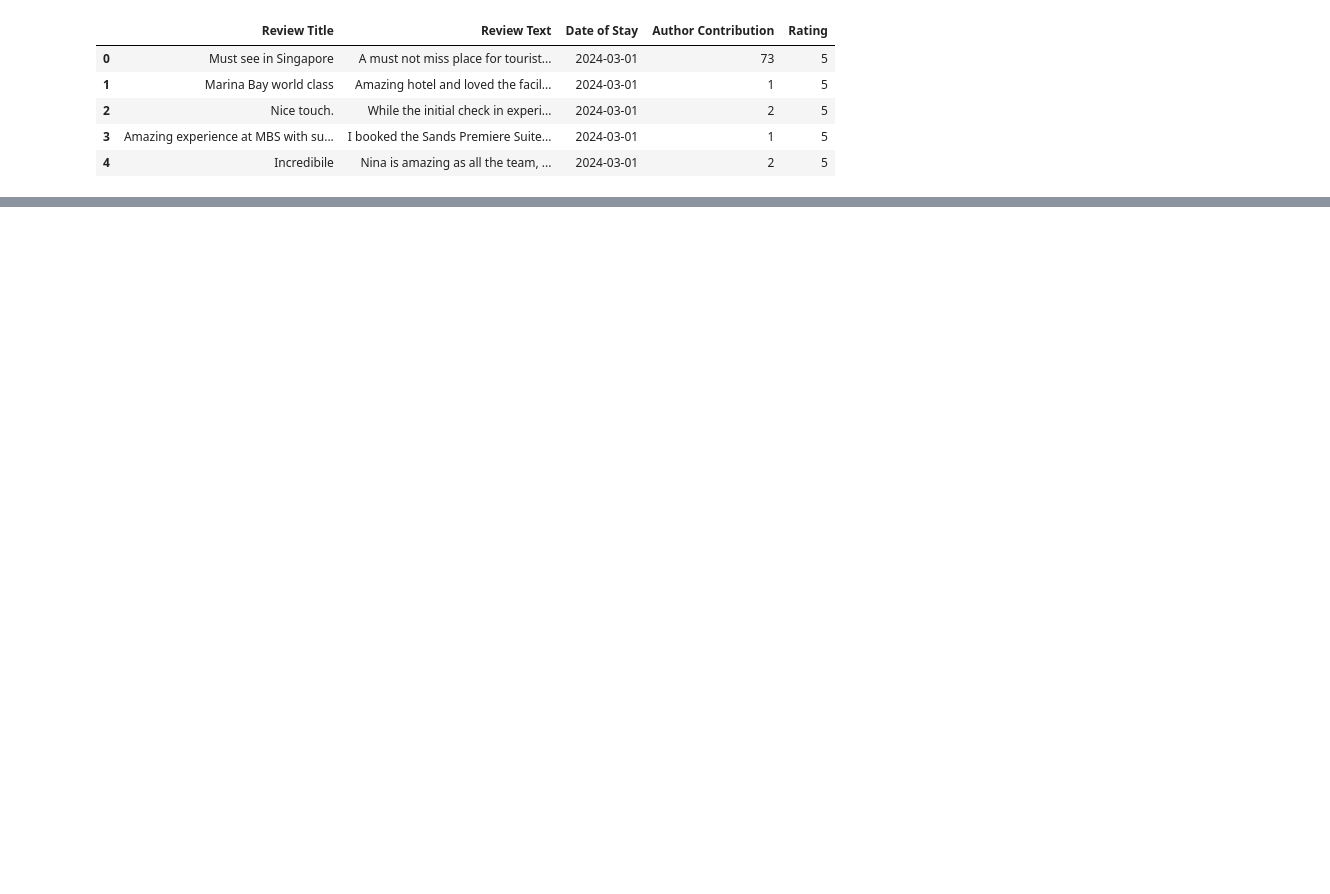
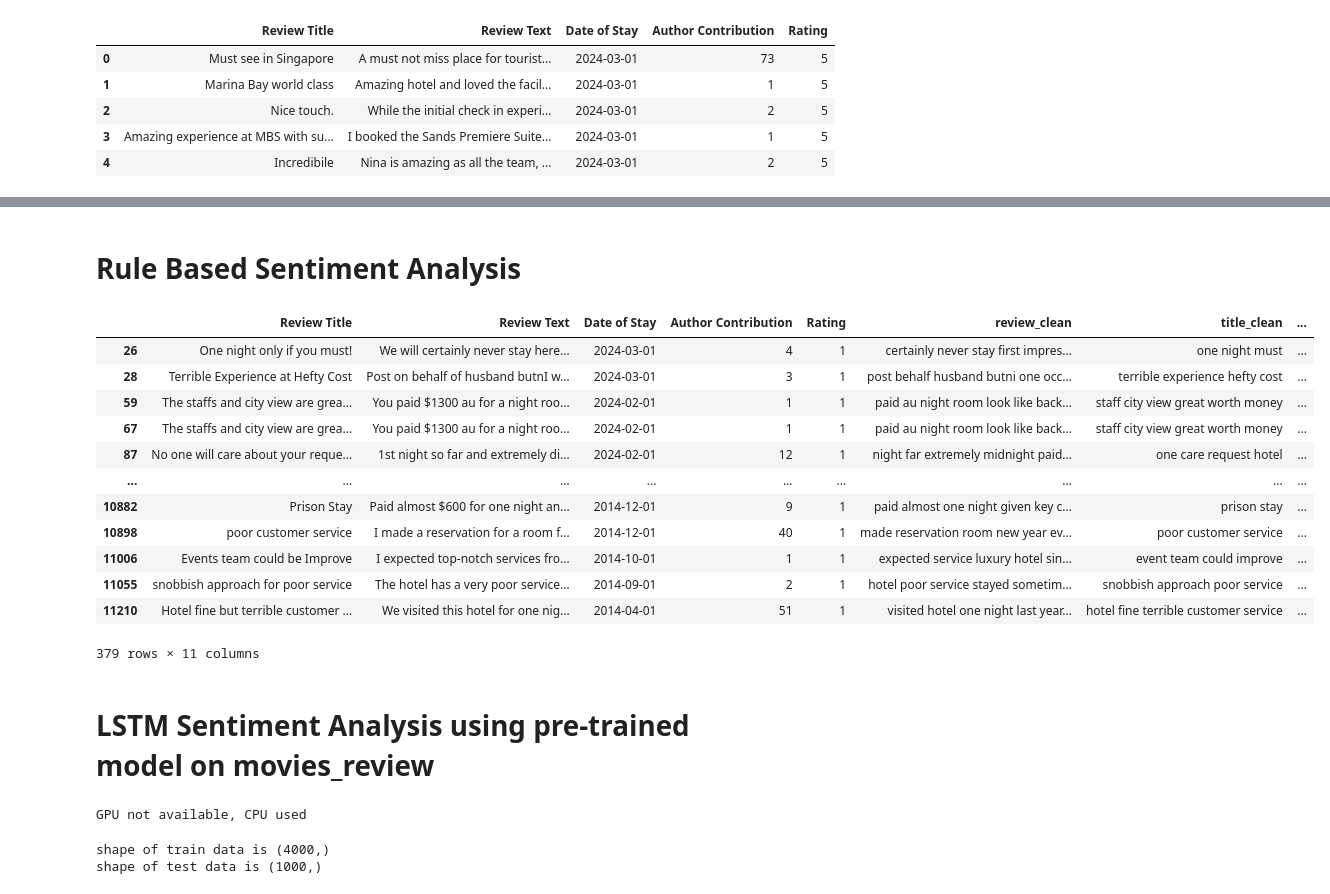
Before and after one commit to joannelxl/DataOpsMLOps, a Jupyter notebook: topic_modeling_and_sentiment_analysis.ipynb, the cells around one changed output, grey strips where cells are left out. Saved outputs shown, nothing was run; the diff lists cells and outputs as text; code cells hidden in the pictures; blank space fills up the shorter version.

```diff
--- a/topic_modeling_and_sentiment_analysis.ipynb
+++ b/topic_modeling_and_sentiment_analysis.ipynb
@@ -103,0 +175,32 @@ plt.show()
+# %% [markdown]
+# Rule Based Sentiment Analysis
+# %%
+from nltk.sentiment.vader import SentimentIntensityAnalyzer
+
+analyzer = SentimentIntensityAnalyzer()
+
+review = "With all this stuff going down at the moment with MJ i've started listening to his music, watching the odd documentary here and there, watched The Wiz and watched Moonwalker again. Maybe i just want to get a certain insight into this guy who i thought was really cool in the eighties just to maybe make up my mind whether he is guilty or innocent."
+scores = analyzer.polarity_scores(review)
+ta_df['BagOfScores_Review'] = ta_df['review_clean'].apply(lambda x: analyzer.polarity_scores(x))
+ta_df['BagOfScores_Title'] = ta_df['title_clean'].apply(lambda x: analyzer.polarity_scores(x))
+ta_df['VADERCompoundScore_Review'] = ta_df['BagOfScores_Review'].apply(lambda x: x['compound'])
+ta_df['VADERCompoundScore_Title'] = ta_df['BagOfScores_Title'].apply(lambda x: x['compound'])
+# %%
+ta_df_neg = ta_df[ta_df['Rating'] == 1]
+ta_df_neg
+# %% [output]
+|  | Review Title | Review Text | Date of Stay | Author Contribution | Rating | review_clean | title_clean | ... |
+| 26 | One night only if you must! | We will certainly never stay here... | 2024-03-01 | 4 | 1 | certainly never stay first impres... | one night must | ... |
+| 28 | Terrible Experience at Hefty Cost | Post on behalf of husband butnI w... | 2024-03-01 | 3 | 1 | post behalf husband butni one occ... | terrible experience hefty cost | ... |
+| 59 | The staffs and city view are grea... | You paid $1300 au for a night roo... | 2024-02-01 | 1 | 1 | paid au night room look like back... | staff city view great worth money | ... |
+| 67 | The staffs and city view are grea... | You paid $1300 au for a night roo... | 2024-02-01 | 1 | 1 | paid au night room look like back... | staff city view great worth money | ... |
+| 87 | No one will care about your reque... | 1st night so far and extremely di... | 2024-02-01 | 12 | 1 | night far extremely midnight paid... | one care request hotel | ... |
+| ... | ... | ... | ... | ... | ... | ... | ... | ... |
+| 10882 | Prison Stay | Paid almost $600 for one night an... | 2014-12-01 | 9 | 1 | paid almost one night given key c... | prison stay | ... |
+| 10898 | poor customer service | I made a reservation for a room f... | 2014-12-01 | 40 | 1 | made reservation room new year ev... | poor customer service | ... |
+| 11006 | Events team could be Improve | I expected top-notch services fro... | 2014-10-01 | 1 | 1 | expected service luxury hotel sin... | event team could improve | ... |
+| 11055 | snobbish approach for poor service | The hotel has a very poor service... | 2014-09-01 | 2 | 1 | hotel poor service stayed sometim... | snobbish approach poor service | ... |
+| 11210 | Hotel fine but terrible customer ... | We visited this hotel for one nig... | 2014-04-01 | 51 | 1 | visited hotel one night last year... | hotel fine terrible customer service | ... |
+379 rows × 11 columns
+# %% [markdown]
+# LSTM Sentiment Analysis using pre-trained model on movies_review
@@ -103,0 +216,25 @@ plt.show()
+# %%
+# Check cuda status
+is_cuda = torch.cuda.is_available()
+
+# If we have a GPU available, we'll set our device to GPU. We'll use this device variable later in our code.
+if is_cuda:
+    device = torch.device("cuda")
+    print("GPU is available")
+else:
+    device = torch.device("cpu")
+    print("GPU not available, CPU used")
+# %% [output]
+GPU not available, CPU used
+# %%
+base_csv = 'Test.csv'
+df = pd.read_csv(base_csv)
+
+X,y = df['text'].values,df['label'].values
+# drop a bunch of unrelated columns which are unnecessary for our model to work and are only slowing it down.
+x_train,x_test,y_train,y_test = train_test_split(X,y,stratify=y, test_size=0.2)
+print(f'shape of train data is {x_train.shape}')
+print(f'shape of test data is {x_test.shape}')
+# %% [output]
+shape of train data is (4000,)
+shape of test data is (1000,)
```
Also changed, not shown: parts of 28 cells of this notebook.
